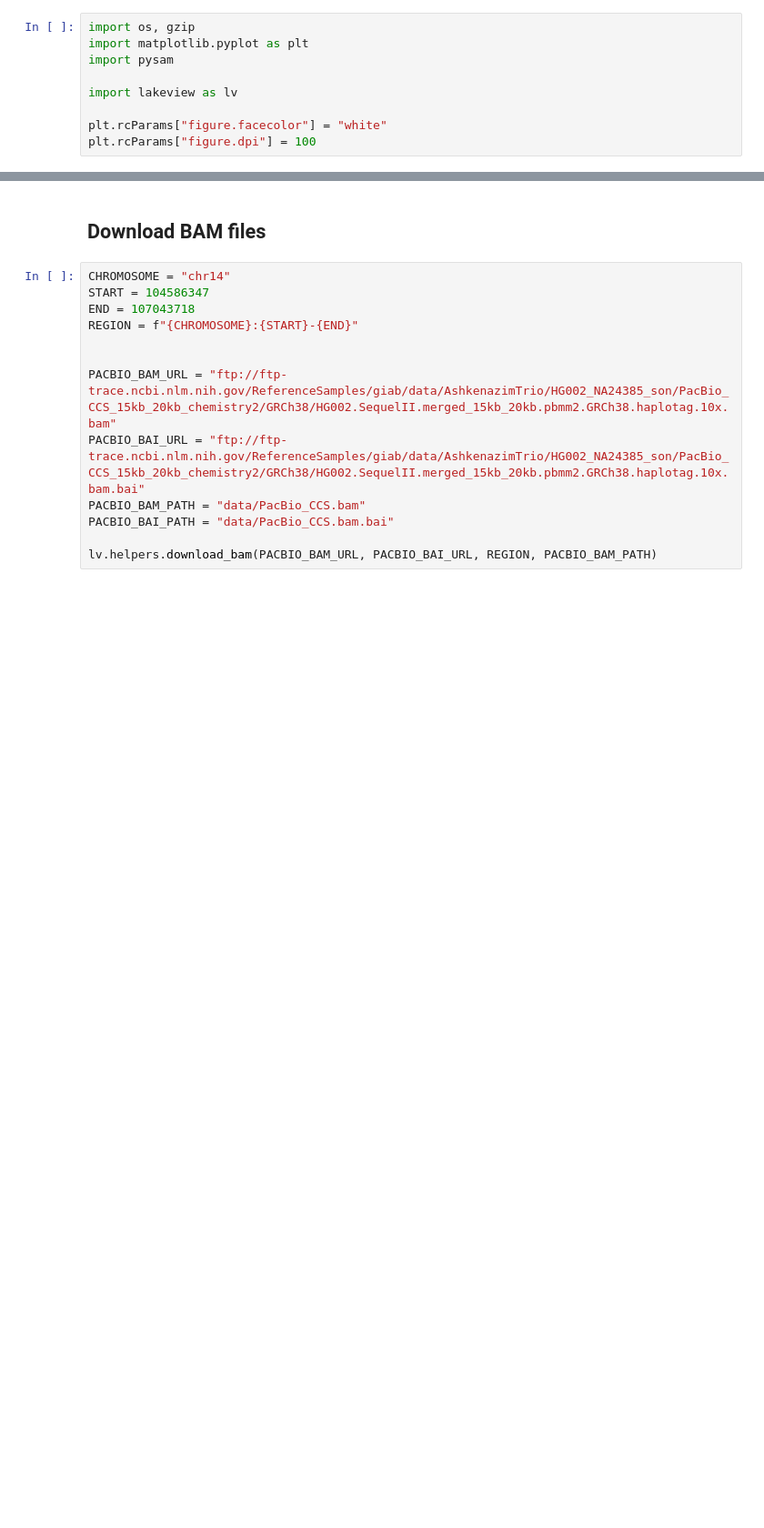
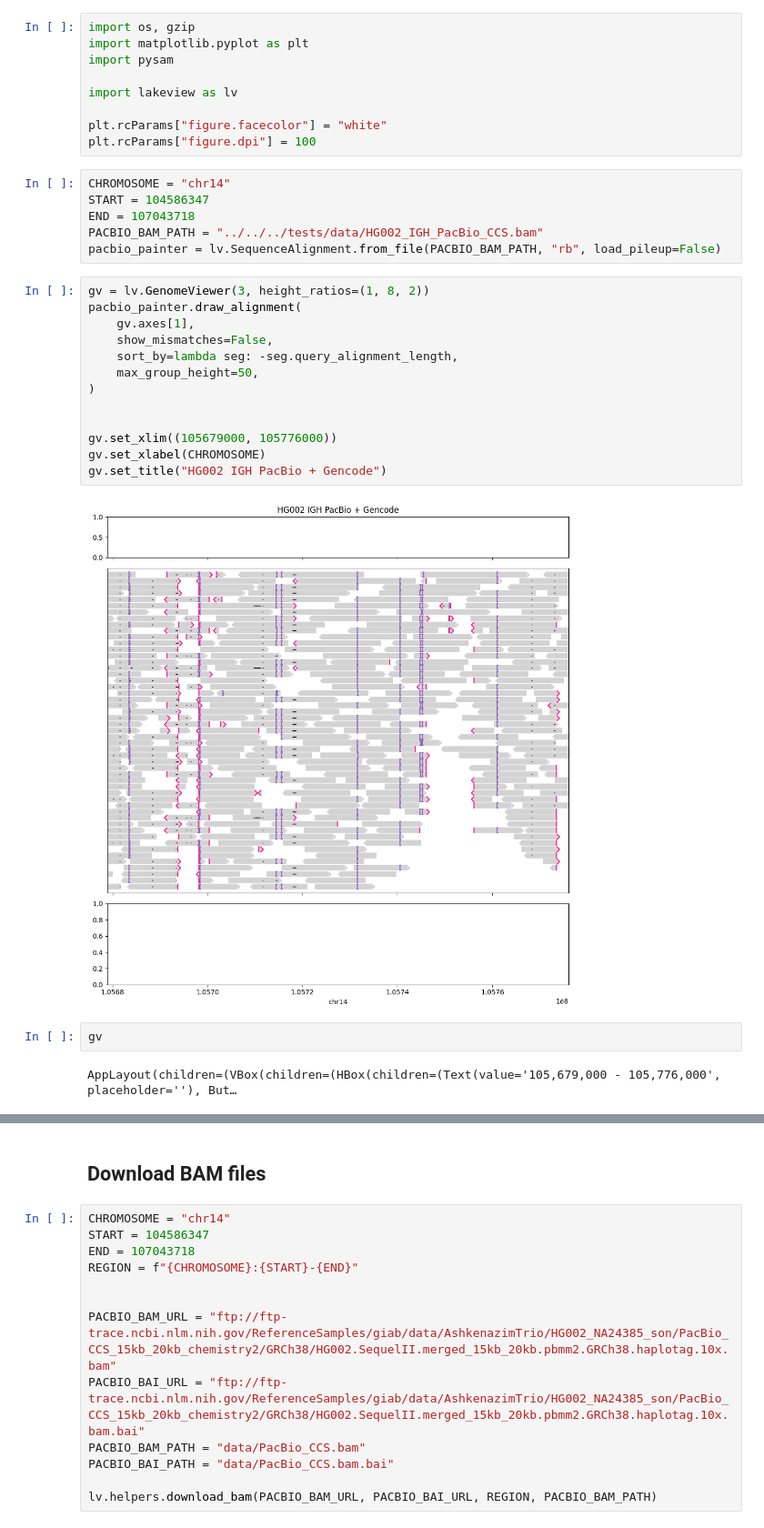
Before and after one commit to jzhang-dev/lakeview, a Jupyter notebook: docs/examples/HG002_IGH/HG002_IGH.py.ipynb, the cells around one changed output, grey strips where cells are left out. Shown at 91% size. Cells and saved outputs as stored; diff of their text form; blank space fills up the shorter version.

```diff
--- a/docs/examples/HG002_IGH/HG002_IGH.py.ipynb
+++ b/docs/examples/HG002_IGH/HG002_IGH.py.ipynb
@@ -7,3 +7,28 @@ import lakeview as lv
 
 plt.rcParams["figure.facecolor"] = "white"
 plt.rcParams["figure.dpi"] = 100
+# %%
+CHROMOSOME = "chr14"
+START = 104586347
+END = 107043718
+PACBIO_BAM_PATH = "../../../tests/data/HG002_IGH_PacBio_CCS.bam"
+pacbio_painter = lv.SequenceAlignment.from_file(PACBIO_BAM_PATH, "rb", load_pileup=False)
+# %%
+gv = lv.GenomeViewer(3, height_ratios=(1, 8, 2))
+pacbio_painter.draw_alignment(
+    gv.axes[1],
+    show_mismatches=False,
+    sort_by=lambda seg: -seg.query_alignment_length,
+    max_group_height=50,
+)
+
+
+gv.set_xlim((105679000, 105776000))
+gv.set_xlabel(CHROMOSOME)
+gv.set_title("HG002 IGH PacBio + Gencode")
+# %% [output]
+[figure, added]
+# %%
+gv
+# %% [output]
+AppLayout(children=(VBox(children=(HBox(children=(Text(value='105,679,000 - 105,776,000', placeholder=''), But…
```
Also changed, not shown: parts of 3 cells of this notebook, 6 other files.
